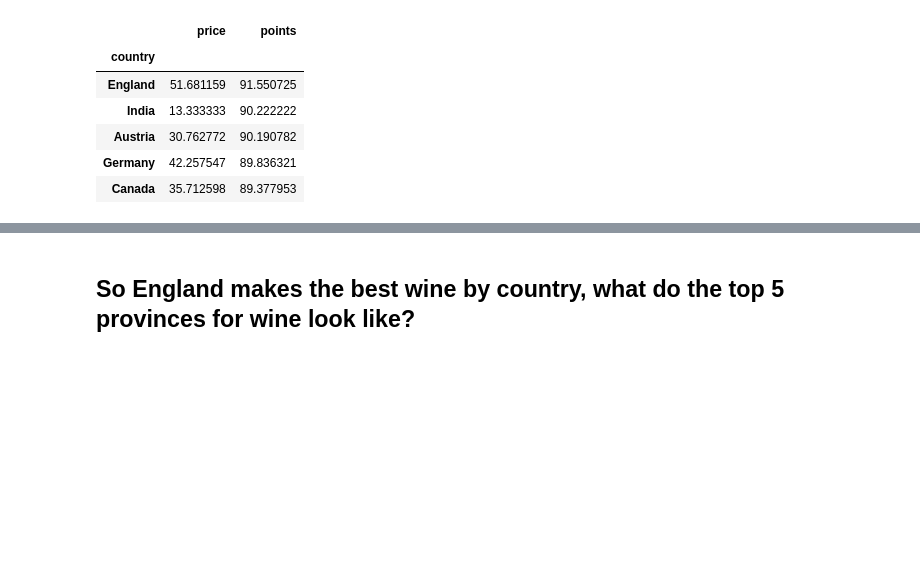
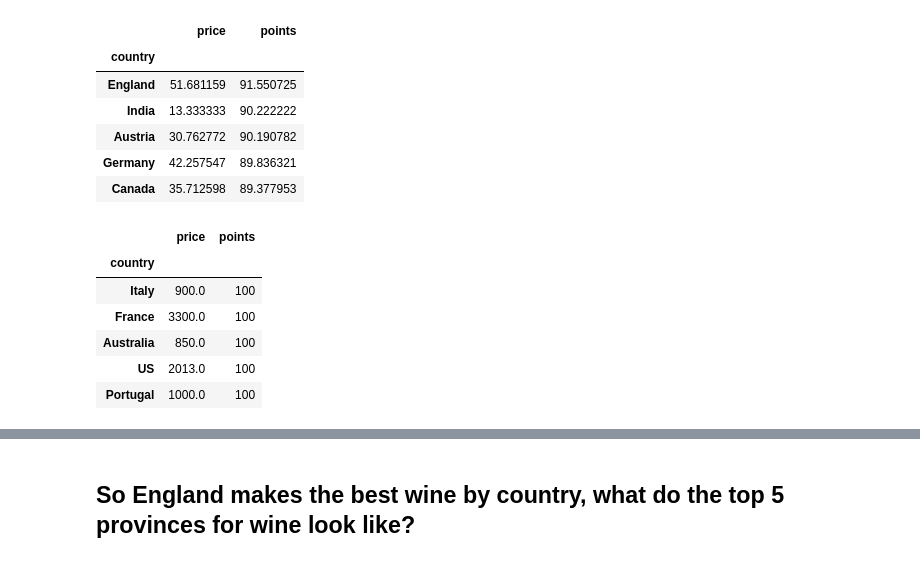
Before and after one commit to Brandon-Nutting/UdacityDataAnalysisProject, a Jupyter notebook: wineInvestigation.ipynb, the cells around one changed output, grey strips where cells are left out. Drawn from its saved outputs; the diff is of its cells as text; code cells hidden in the pictures; blank space fills up the shorter version.

```diff
--- a/wineInvestigation.ipynb
+++ b/wineInvestigation.ipynb
@@ -120,3 +119,16 @@ countryGroup.head()
 | Austria | 30.762772 | 90.190782 |
 | Germany | 42.257547 | 89.836321 |
 | Canada | 35.712598 | 89.377953 |
+# %%
+temp = wine[['country', 'price', 'points']]
+countryGroup = temp.groupby('country').max()
+countryGroup.sort_values(by=['points'], ascending=False, inplace= True)
+countryGroup.head()
+# %% [output]
+|  | price | points |
+| country |  |  |
+| Italy | 900.0 | 100 |
+| France | 3300.0 | 100 |
+| Australia | 850.0 | 100 |
+| US | 2013.0 | 100 |
+| Portugal | 1000.0 | 100 |
```
Also changed, not shown: parts of 5 cells of this notebook, 2 other files.
